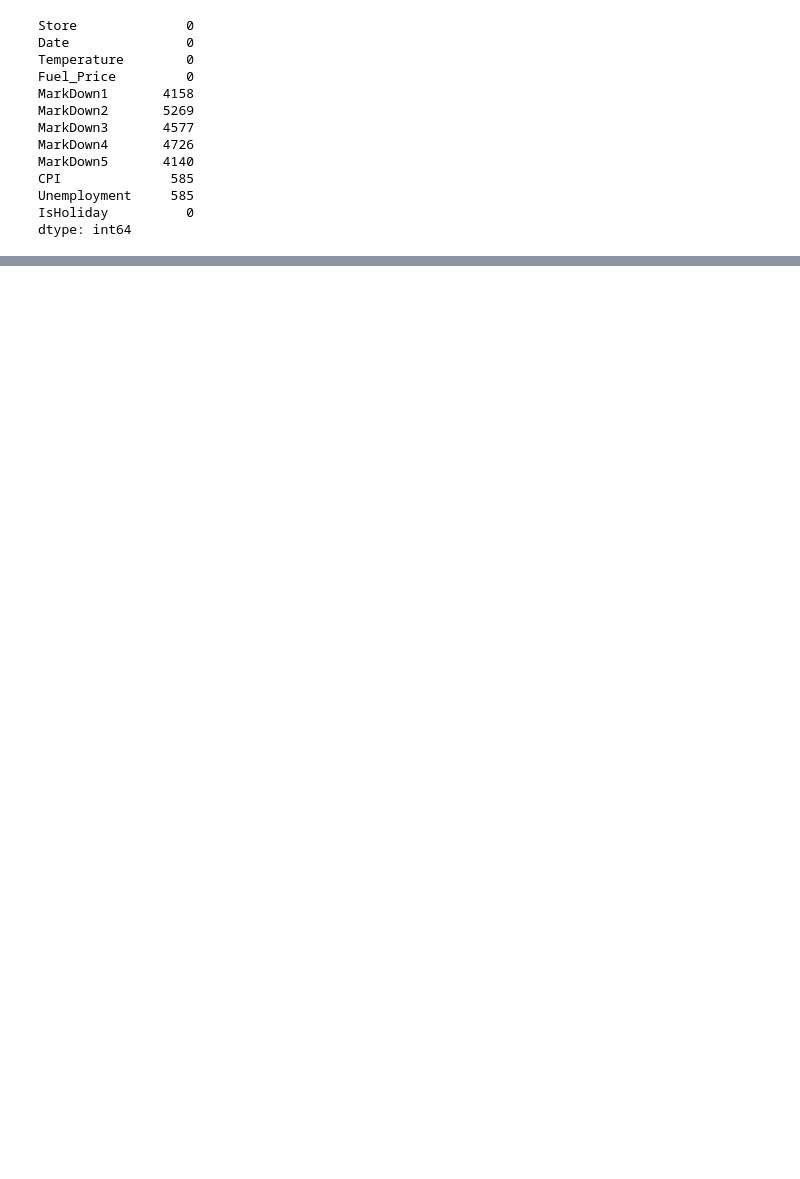
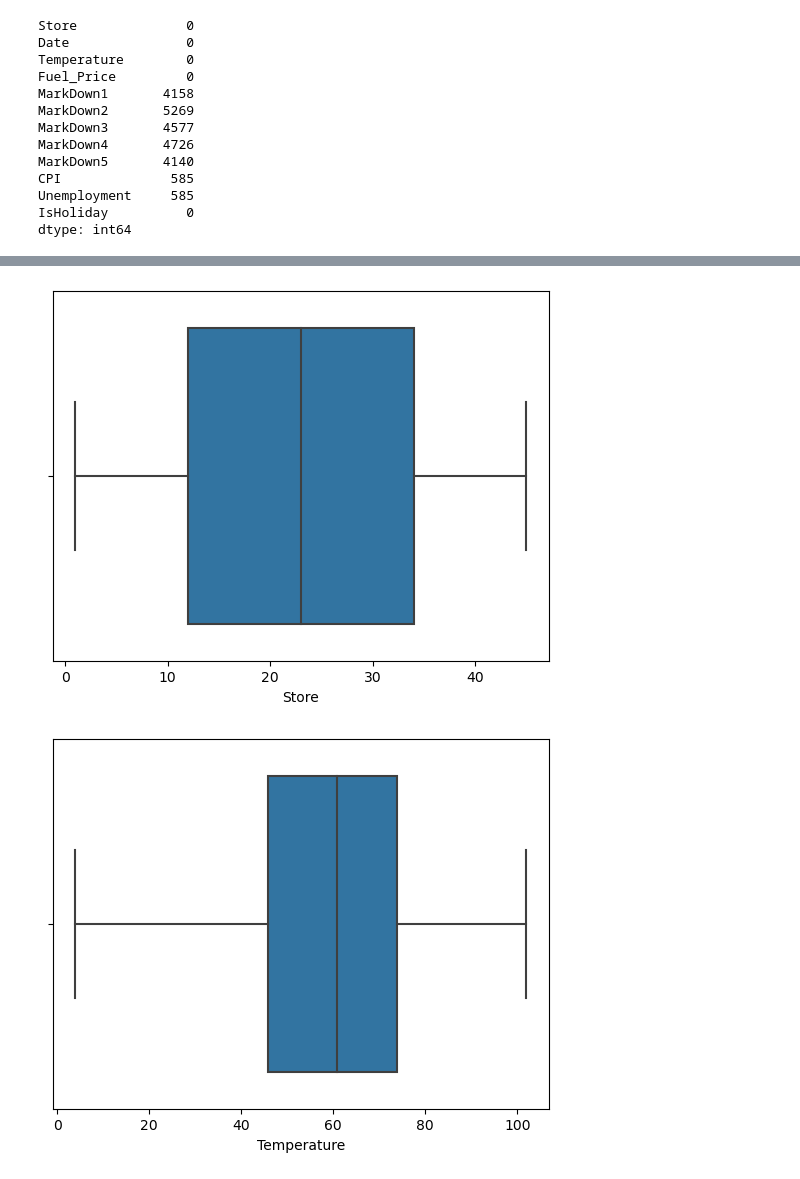
Before and after one commit to Harshita8085/Retail_Sales_Analysis, a Jupyter notebook: Solution.ipynb, the cells around one changed output, grey strips where cells are left out. Cells and saved outputs as stored; diff of their text form; code cells hidden in the pictures; blank space fills up the shorter version.

```diff
--- a/Solution.ipynb
+++ b/Solution.ipynb
@@ -50,0 +220,2 @@ df.describe()
+# %%
+df1.drop(columns=["MarkDown1","MarkDown2","MarkDown3","MarkDown4","MarkDown5"],axis=1,inplace=True)
@@ -50,0 +228,3 @@ df.describe()
+# %%
+for i in ["CPI","Unemployment"]:
+    df1[i].fillna(df1[i].median(),inplace=True)
@@ -50,0 +242,7 @@ df.describe()
+# %%
+def Min_max(col):
+    q1,q3 = np.percentile(col, [25,75])
+    iqr = q3 - q1
+    min_range = q1 - (1.5 * iqr)
+    max_range = q3 + (1.5 * iqr)
+    return min_range,max_range
@@ -50,0 +251,12 @@ df.describe()
+# %%
+for i in ['Store','Temperature', 'Fuel_Price', 'CPI', 'Unemployment']:
+    min_range,max_range = Min_max(df1[i])
+    df1[i] = np.where(df1[i] < min_range, min_range, df1[i])
+    df1[i] = np.where(df1[i] > max_range, max_range, df1[i])
+# %%
+for i in ['Store','Temperature', 'Fuel_Price', 'CPI', 'Unemployment']:
+    sns.boxplot(data=df1,x=i)
+    plt.show()
+# %% [output]
+[figure, added]
+[figure, added]
```
Also changed, not shown: parts of 28 cells of this notebook.
